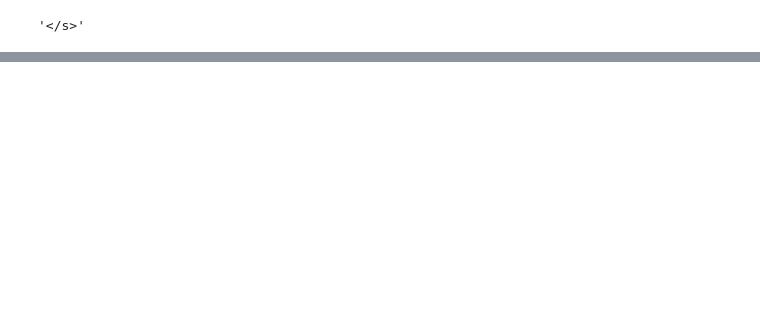
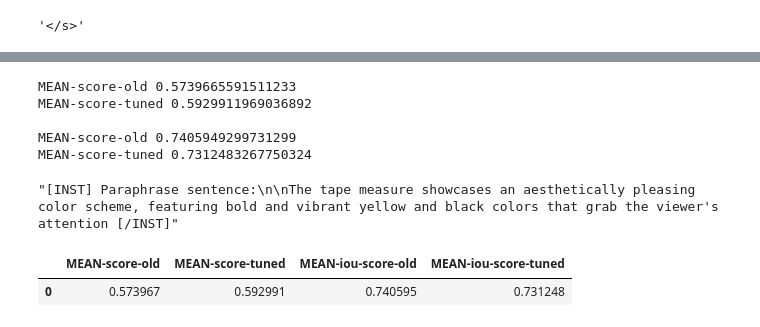
Before and after one commit to ZoyaV/reframing, a Jupyter notebook: notebooks/run_llama.ipynb, the cells around one changed output, grey strips where cells are left out. Drawn from its saved outputs; the diff is of its cells as text; code cells hidden in the pictures; blank space fills up the shorter version.

```diff
--- a/notebooks/run_llama.ipynb
+++ b/notebooks/run_llama.ipynb
@@ -190,0 +319,42 @@ Text(0.5, 1.0, 'GROUND TRUE BBOX')
+# %%
+print("MEAN-score-old", np.mean(score_old))
+print("MEAN-score-tuned", np.mean(score_tuned))
+
+print()
+
+print("MEAN-score-old", np.mean(iou_score_old))
+print("MEAN-score-tuned", np.mean(iou_score_tuned))
+# %% [output]
+MEAN-score-old 0.5739665591511233
+MEAN-score-tuned 0.5929911969036892
+
+MEAN-score-old 0.7405949299731299
+MEAN-score-tuned 0.7312483267750324
+# %%
+my_prompt
+# %% [output]
+"[INST] Paraphrase sentence:\n\nThe tape measure showcases an aesthetically pleasing color scheme, featuring bold and vibrant yellow and black colors that grab the viewer's attention [/INST]"
+# %%
+import pandas as pd
+import numpy as np
+
+
+# Создание DataFrame
+df = pd.DataFrame({
+    "MEAN-score-old": [np.mean(score_old)],
+    "MEAN-score-tuned": [np.mean(score_tuned)],
+    "MEAN-iou-score-old": [np.mean(iou_score_old)],
+    "MEAN-iou-score-tuned": [np.mean(iou_score_tuned)]
+})
+
+# Функция для выделения максимального значения в строке
+def highlight_max(s):
+
+    return [None, 'font-weight: bold',None, 'font-weight: bold']
+
+# Применяем стилизацию для выделения лучшего значения в каждой паре
+styled_df = df.style.apply(highlight_max, axis=1)
+styled_df
+# %% [output]
+|  | MEAN-score-old | MEAN-score-tuned | MEAN-iou-score-old | MEAN-iou-score-tuned |
+| 0 | 0.573967 | 0.592991 | 0.740595 | 0.731248 |
```
Also changed, not shown: parts of 11 cells of this notebook.
